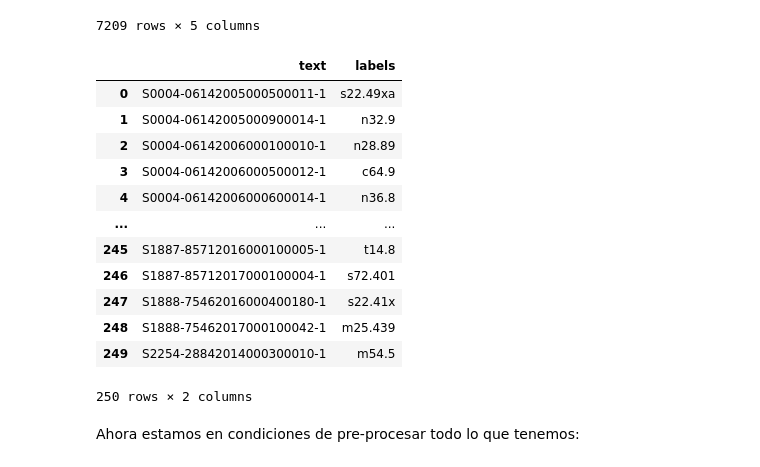
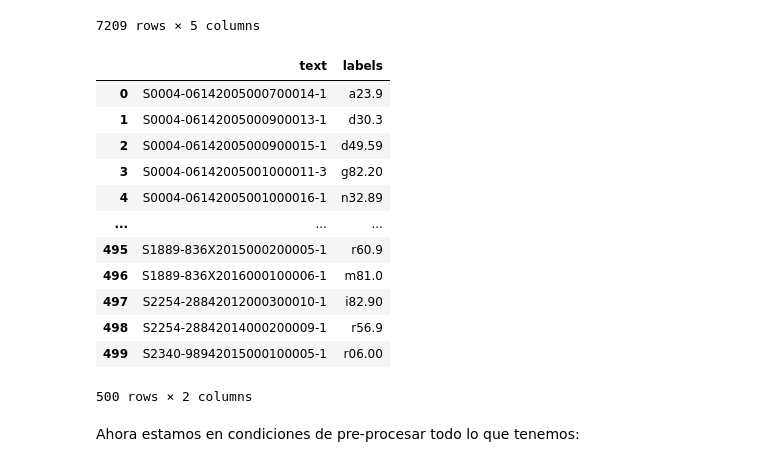
Before and after one commit to txusser/Master_IA_Sanidad, a Jupyter notebook: Modulo_3/Clases/Semana_26_NLP.ipynb, the cells around one changed output. Drawn from its saved outputs; the diff is of its cells as text; code cells hidden in the pictures.

```diff
--- a/Modulo_3/Clases/Semana_26_NLP.ipynb
+++ b/Modulo_3/Clases/Semana_26_NLP.ipynb
@@ -304,41 +313,41 @@ in_train_df
 # %%
 unique_docs = pd.unique(in_train_df[0])
 train_df = pd.DataFrame(columns=['text','labels'])
 for i in unique_docs:
   doc_df = in_train_df.loc[in_train_df[0]==i]
   labels = []
   for index_, row_ in doc_df.iterrows():
     label = row_[2]
     labels.append(label)
   labels = max(set(labels), key = labels.count)
   train_df = train_df.append({'text':i, 'labels':labels}, ignore_index=True)
 
 
 unique_docs = pd.unique(in_test_df[0])
 test_df = pd.DataFrame(columns=['text','labels'])
 for i in unique_docs:
   doc_df = in_test_df.loc[in_test_df[0]==i]
   labels = []
   for index_, row_ in doc_df.iterrows():
     label = row_[2]
     labels.append(label)
   labels = max(set(labels), key = labels.count)
   test_df = test_df.append({'text':i, 'labels':labels}, ignore_index=True)
-test_df
+train_df
 # %% [output]
 |  | text | labels |
-| 0 | S0004-06142005000500011-1 | s22.49xa |
-| 1 | S0004-06142005000900014-1 | n32.9 |
-| 2 | S0004-06142006000100010-1 | n28.89 |
-| 3 | S0004-06142006000500012-1 | c64.9 |
-| 4 | S0004-06142006000600014-1 | n36.8 |
+| 0 | S0004-06142005000700014-1 | a23.9 |
+| 1 | S0004-06142005000900013-1 | d30.3 |
+| 2 | S0004-06142005000900015-1 | d49.59 |
+| 3 | S0004-06142005001000011-3 | g82.20 |
+| 4 | S0004-06142005001000016-1 | n32.89 |
 | ... | ... | ... |
-| 245 | S1887-85712016000100005-1 | t14.8 |
-| 246 | S1887-85712017000100004-1 | s72.401 |
-| 247 | S1888-75462016000400180-1 | s22.41x |
-| 248 | S1888-75462017000100042-1 | m25.439 |
-| 249 | S2254-28842014000300010-1 | m54.5 |
+| 495 | S1889-836X2015000200005-1 | r60.9 |
+| 496 | S1889-836X2016000100006-1 | m81.0 |
+| 497 | S2254-28842012000300010-1 | i82.90 |
+| 498 | S2254-28842014000200009-1 | r56.9 |
+| 499 | S2340-98942015000100005-1 | r06.00 |
-250 rows × 2 columns
+500 rows × 2 columns
 # %% [markdown]
 Ahora estamos en condiciones de pre-procesar todo lo que tenemos:
 # %%
```
Also changed, not shown: parts of 22 cells of this notebook.
